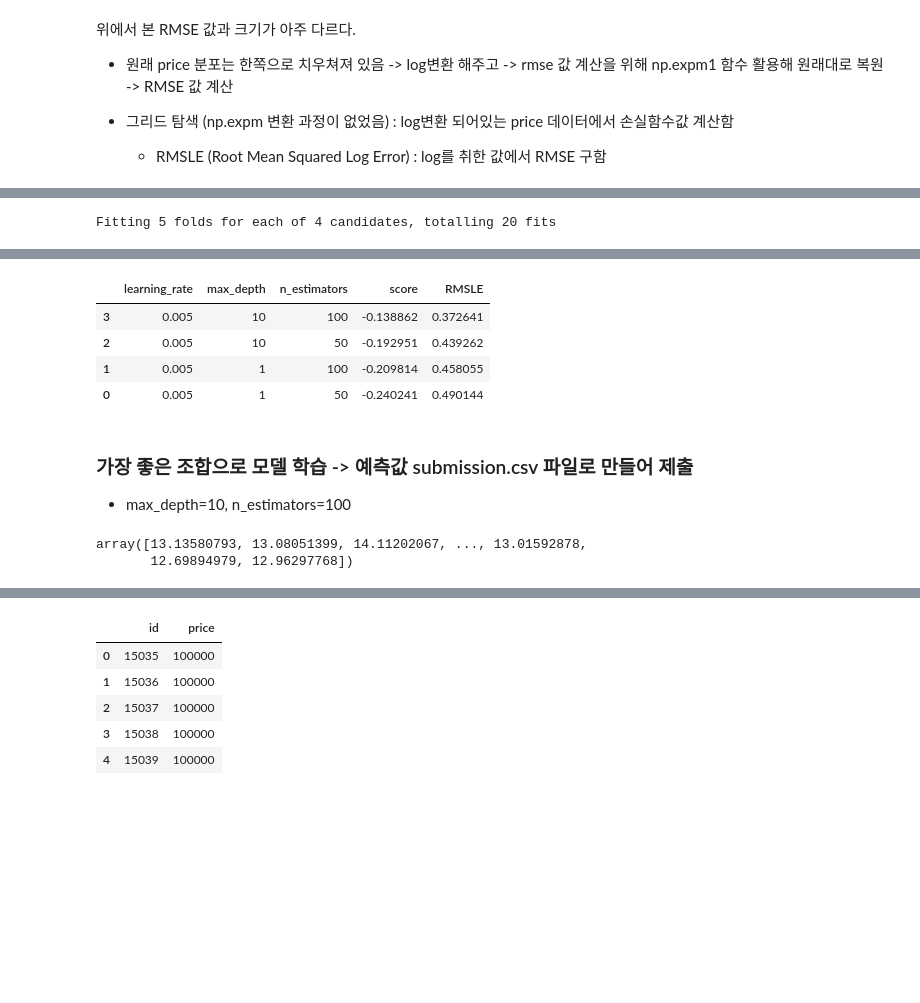
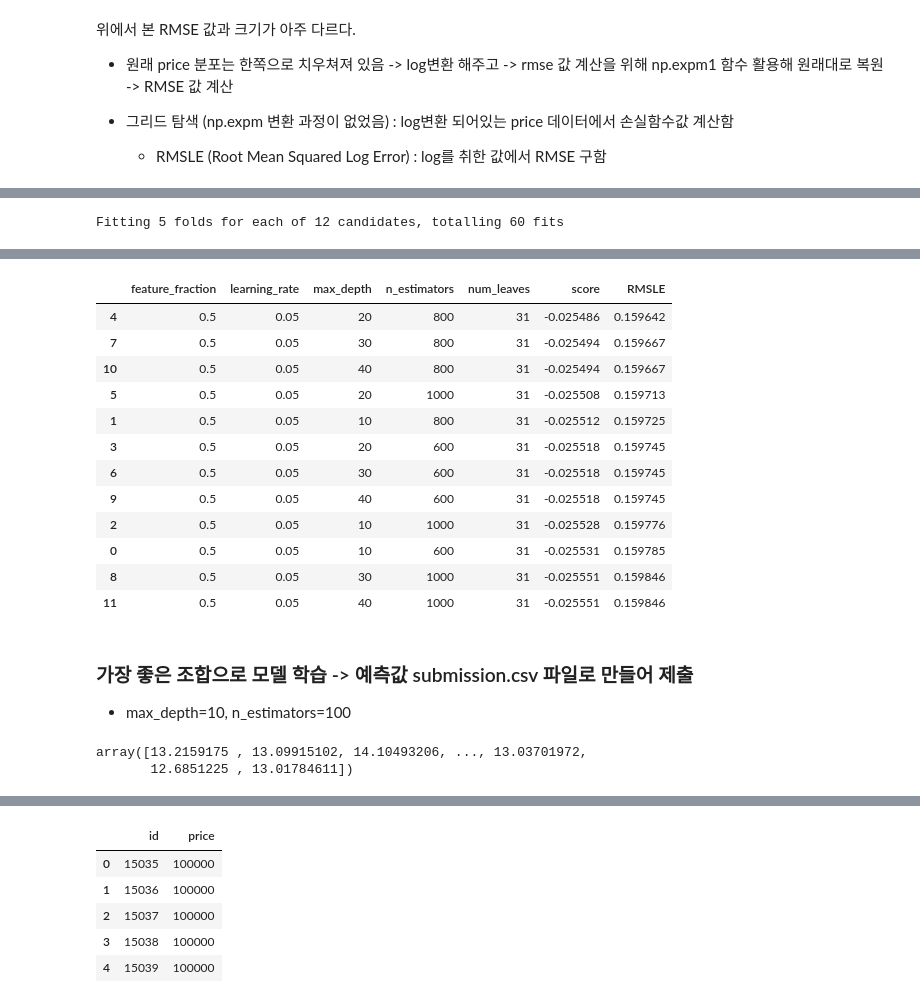
Before and after one commit to happyme2/Aiffel_Exploration, a Jupyter notebook: Ex9_Kaggle_Competition/Ex9_Kaggle_Submission_2.ipynb, the cells around one changed output, grey strips where cells are left out. Saved outputs shown, nothing was run; the diff lists cells and outputs as text; code cells hidden in the pictures; blank space fills up the shorter version.

```diff
--- a/Ex9_Kaggle_Competition/Ex9_Kaggle_Submission_2.ipynb
+++ b/Ex9_Kaggle_Competition/Ex9_Kaggle_Submission_2.ipynb
@@ -292,9 +292,11 @@ from sklearn.model_selection import GridSearchCV
 # %%
 # param_grid에 탐색할 xgboost관련 하이퍼 파라미터 넣어서 준비
 param_grid = {
-
-    'n_estimators': [50, 100],
-    'max_depth': [1, 10],
+    'num_leaves' : [31],
+    'n_estimators': [50, 100,150,200],
+    'max_depth': [10,20,30,40],
+    'learning_rate' : [0.005],
+    'feature_fraction' : [0.5]
 }
 # %%
 # 모델 준비 : LightGBM(lgbm) 사용
@@ -449,14 +518,19 @@ def my_GridSearch(model, train, y, param_grid, verbose=2, n_jobs=5):     #(1)
 # %%
 # my_GridSearch() 함수를 통해 간단한 그리드 탐색
 
+
+
 param_grid = {
-    'n_estimators': [50, 100],
-    'max_depth': [1, 10],
-    'learning_rate' : [0.005]
+    'num_leaves' : [31],
+    'n_estimators': [600,800,1000],
+    'max_depth': [10,20,30,40],
+    'learning_rate' : [0.05],
+    'feature_fraction' : [0.5]
+
 }
 
 model = LGBMRegressor(random_state=random_state)
 my_GridSearch(model, train, y, param_grid, verbose=2, n_jobs=5)
 # %% [output]
-Fitting 5 folds for each of 4 candidates, totalling 20 fits
+Fitting 5 folds for each of 12 candidates, totalling 60 fits
 [Parallel(n_jobs=5)]: Using backend LokyBackend with 5 concurrent workers.
@@ -464,21 +540,29 @@ Fitting 5 folds for each of 4 candidates, totalling 20 fits
 [LightGBM] [Warning] Accuracy may be bad since you didn't explicitly set num_leaves OR 2^max_depth > num_leaves. (num_leaves=31).
-|  | learning_rate | max_depth | n_estimators | score | RMSLE |
-| 3 | 0.005 | 10 | 100 | -0.138862 | 0.372641 |
-| 2 | 0.005 | 10 | 50 | -0.192951 | 0.439262 |
-| 1 | 0.005 | 1 | 100 | -0.209814 | 0.458055 |
-| 0 | 0.005 | 1 | 50 | -0.240241 | 0.490144 |
+|  | feature_fraction | learning_rate | max_depth | n_estimators | num_leaves | score | RMSLE |
+| 4 | 0.5 | 0.05 | 20 | 800 | 31 | -0.025486 | 0.159642 |
+| 7 | 0.5 | 0.05 | 30 | 800 | 31 | -0.025494 | 0.159667 |
+| 10 | 0.5 | 0.05 | 40 | 800 | 31 | -0.025494 | 0.159667 |
+| 5 | 0.5 | 0.05 | 20 | 1000 | 31 | -0.025508 | 0.159713 |
+| 1 | 0.5 | 0.05 | 10 | 800 | 31 | -0.025512 | 0.159725 |
+| 3 | 0.5 | 0.05 | 20 | 600 | 31 | -0.025518 | 0.159745 |
+| 6 | 0.5 | 0.05 | 30 | 600 | 31 | -0.025518 | 0.159745 |
+| 9 | 0.5 | 0.05 | 40 | 600 | 31 | -0.025518 | 0.159745 |
+| 2 | 0.5 | 0.05 | 10 | 1000 | 31 | -0.025528 | 0.159776 |
+| 0 | 0.5 | 0.05 | 10 | 600 | 31 | -0.025531 | 0.159785 |
+| 8 | 0.5 | 0.05 | 30 | 1000 | 31 | -0.025551 | 0.159846 |
+| 11 | 0.5 | 0.05 | 40 | 1000 | 31 | -0.025551 | 0.159846 |
 # %% [markdown]
 ### 가장 좋은 조합으로 모델 학습 -> 예측값 submission.csv 파일로 만들어 제출
 -  max_depth=10, n_estimators=100
 # %%
 # 파라미터로 구성 모델 준비 / 학습 후 예측 결과 생성
-model = LGBMRegressor(max_depth=10, n_estimators=100, random_state=random_state)
+model = LGBMRegressor(feature_fraction = 0.5, learning_rate = 0.05, max_depth=20, n_estimators=800, num_leaves = 31,random_state=random_state)
 model.fit(train, y)
 prediction = model.predict(test)
 prediction
 # %% [output]
-array([13.13580793, 13.08051399, 14.11202067, ..., 13.01592878,
-       12.69894979, 12.96297768])
+array([13.2159175 , 13.09915102, 14.10493206, ..., 13.03701972,
+       12.6851225 , 13.01784611])
 # %%
 # 예측 결과 np.expm1() 적용해서 원래 스케일로 돌리기
 prediction = np.expm1(prediction)
```
Also changed, not shown: parts of 16 cells of this notebook.
